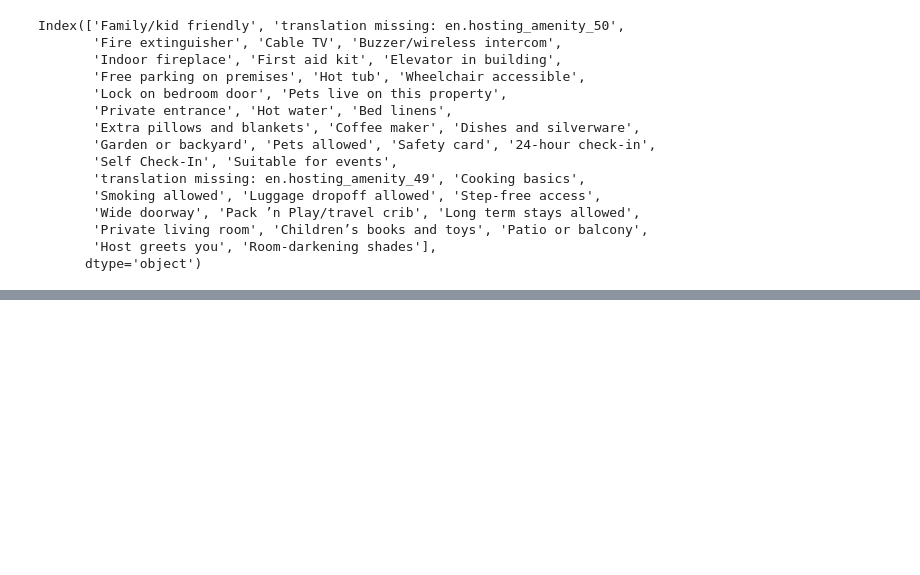
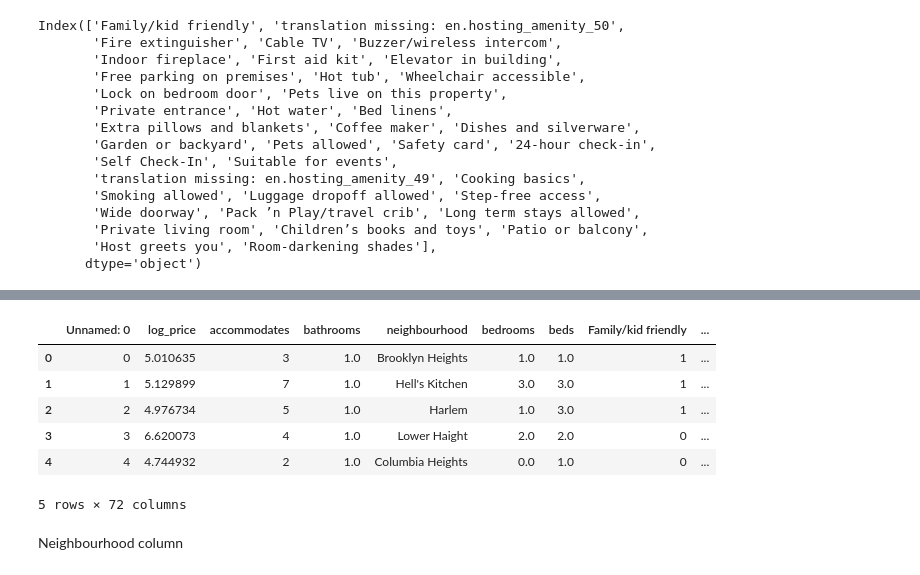
Before and after one commit to urusha-shrestha/airbnb_rent_prediction, a Jupyter notebook: EDA.ipynb, the cells around one changed output, grey strips where cells are left out. Saved outputs shown, nothing was run; the diff lists cells and outputs as text; code cells hidden in the pictures; blank space fills up the shorter version.

```diff
--- a/EDA.ipynb
+++ b/EDA.ipynb
@@ -538,0 +644,14 @@ df_concat
+# %%
+#encoding the city column with one hot encoding
+df_concat = pd.get_dummies(df_concat,columns=['city'], drop_first=True, dtype=float)
+df_concat.head()
+# %% [output]
+|  | Unnamed: 0 | log_price | accommodates | bathrooms | neighbourhood | bedrooms | beds | Family/kid friendly | ... |
+| 0 | 0 | 5.010635 | 3 | 1.0 | Brooklyn Heights | 1.0 | 1.0 | 1 | ... |
+| 1 | 1 | 5.129899 | 7 | 1.0 | Hell's Kitchen | 3.0 | 3.0 | 1 | ... |
+| 2 | 2 | 4.976734 | 5 | 1.0 | Harlem | 1.0 | 3.0 | 1 | ... |
+| 3 | 3 | 6.620073 | 4 | 1.0 | Lower Haight | 2.0 | 2.0 | 0 | ... |
+| 4 | 4 | 4.744932 | 2 | 1.0 | Columbia Heights | 0.0 | 1.0 | 0 | ... |
+5 rows × 72 columns
+# %% [markdown]
+Neighbourhood column
```
Also changed, not shown: parts of 29 cells of this notebook, 2 other files.
